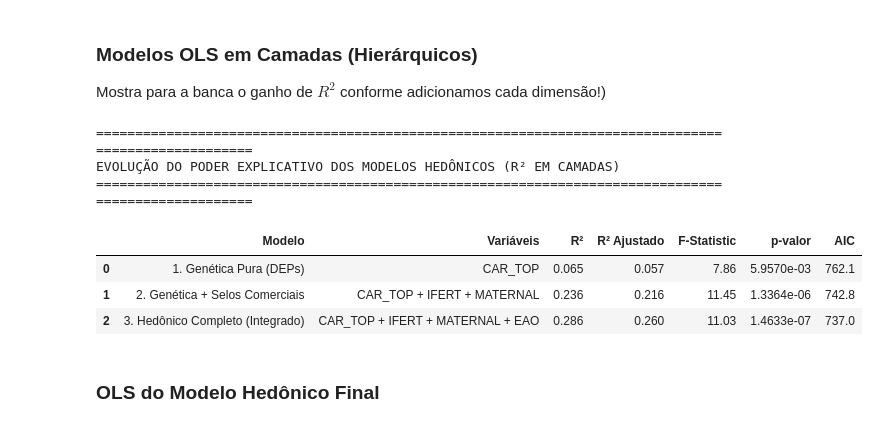
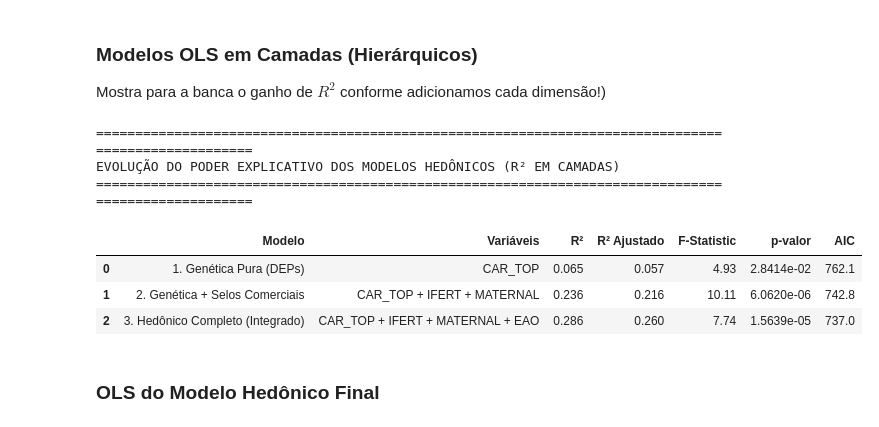
Before and after one commit to Sandro-IFTM/Rafael_Proj04, a Jupyter notebook: 13_multivariada_total.ipynb, the cells around one changed output. Drawn from its saved outputs; the diff is of its cells as text; code cells hidden in the pictures.

```diff
--- a/13_multivariada_total.ipynb
+++ b/13_multivariada_total.ipynb
@@ -38,18 +38,36 @@ df_integrado = pd.merge(
 )
 
 # 3. Dummies de Selos Comerciais
-df_integrado['SELO_IFERT'] = df_integrado['SELOS'].fillna('').apply(lambda s: 1 if 'ifert' in s.lower() else 0)
-df_integrado['SELO_MATERNAL'] = df_integrado['SELOS'].fillna('').apply(lambda s: 1 if 'maternal' in s.lower() else 0)
-df_integrado['SELO_CAR'] = df_integrado['SELOS'].fillna('').apply(lambda s: 1 if 'car' in s.lower() else 0)
-df_integrado['SELO_CARCACA'] = df_integrado['SELOS'].fillna('').apply(lambda s: 1 if 'carcaca' in s.lower() else 0)
+def tem_selo(selos, nome):
+    # Correspondência EXATA do selo (evita que 'car' case com 'carcaca' e 'extensivo' com 'semiextensivo')
+    return 1 if nome in [s.strip().lower() for s in str(selos).split(';')] else 0
+
+# Selos funcionais analisados (os mesmos da regressão do caderno 07; o selo 'conceito' não existe no catálogo)
+SELOS_MODELO = {
+    'SELO_IFERT': 'ifert',
+    'SELO_MATERNAL': 'maternal',
+    'SELO_CAR': 'car',
+    'SELO_CARCACA_5_ESTRELAS': 'carcaca-5-estrelas',
+    'SELO_NOVILHAS': 'novilhas',
+    'SELO_RP_ANCP': 'rp-ancp',
+}
+for col, selo in SELOS_MODELO.items():
+    df_integrado[col] = df_integrado['SELOS'].fillna('').apply(lambda s, selo=selo: tem_selo(s, selo))
 
 # 4. Dummies de Linhagens / Troncos
+import re
+CAMPOS_PEDIGREE = ['linhagem', 'pai', 'avo_paterno', 'avo_materno', 'NOME']
+
+def marca_tronco(r, padrao, campos=CAMPOS_PEDIGREE):
+    # Busca por PALAVRA INTEIRA (\b) para evitar falsos positivos (ex.: 'MAT' dentro de 'DIPLOMATA')
+    return 1 if any(re.search(padrao, str(r[c]).upper()) for c in campos) else 0
+
 troncos = {
-    'TRONCO_EAO': lambda r: 1 if any('EAO' in str(x).upper() for x in [r['linhagem'], r['pai'], r['avo_paterno'], r['avo_materno'], r['NOME'], r['criador']]) else 0,
-    'TRONCO_REM': lambda r: 1 if any('REM' in str(x).upper() for x in [r['linhagem'], r['pai'], r['avo_paterno'], r['avo_materno'], r['NOME']]) else 0,
-    'TRONCO_NAVIRAI': lambda r: 1 if any(('NAVIRAI' in str(x).upper() or 'NAVIRAÍ' in str(x).upper()) for x in [r['linhagem'], r['pai'], r['avo_paterno'], r['avo_materno'], r['NOME']]) else 0,
-    'TRONCO_MATINHA': lambda r: 1 if any(('MAT' in str(x).upper() or 'MATINHA' in str(x).upper()) for x in [r['linhagem'], r['pai'], r['avo_paterno'], r['avo_materno'], r['NOME']]) else 0,
-    'TRONCO_COLONIAL': lambda r: 1 if any(('COL' in str(x).upper() or 'COLONIAL' in str(x).upper()) for x in [r['linhagem'], r['pai'], r['avo_paterno'], r['avo_materno'], r['NOME']]) else 0
+    'TRONCO_EAO': lambda r: marca_tronco(r, r'\bEAO\b', CAMPOS_PEDIGREE + ['criador']),
+    'TRONCO_REM': lambda r: marca_tronco(r, r'\bREM\b'),
+    'TRONCO_NAVIRAI': lambda r: marca_tronco(r, r'NAVIRA[IÍ]'),
+    'TRONCO_MATINHA': lambda r: marca_tronco(r, r'\bMAT\b|MATINHA'),
+    'TRONCO_COLONIAL': lambda r: marca_tronco(r, r'\bCOL\b|COLONIAL')
 }
 
 for nome, func in troncos.items():
@@ -137,15 +159,15 @@ y = df_integrado['SEMEM']
 
 # Modelo 1: Apenas Genética (CAR_TOP)
 X1 = sm.add_constant(df_integrado[['CAR_TOP']])
-m1 = sm.OLS(y, X1).fit()
+m1 = sm.OLS(y, X1).fit(cov_type='HC3')
 
 # Modelo 2: Genética + Selos Comerciais
 X2 = sm.add_constant(df_integrado[['CAR_TOP', 'SELO_IFERT', 'SELO_MATERNAL']])
-m2 = sm.OLS(y, X2).fit()
+m2 = sm.OLS(y, X2).fit(cov_type='HC3')
 
 # Modelo 3: Modelo Hedônico Global (Genética + Selos + Linhagem EAO)
 X3 = sm.add_constant(df_integrado[['CAR_TOP', 'SELO_IFERT', 'SELO_MATERNAL', 'TRONCO_EAO']])
-m3 = sm.OLS(y, X3).fit()
+m3 = sm.OLS(y, X3).fit(cov_type='HC3')
 
 tabela_modelos = pd.DataFrame([
     {
@@ -159,36 +181,36 @@ tabela_modelos = pd.DataFrame([
     },
     {
         'Modelo': '2. Genética + Selos Comerciais',
         'Variáveis': 'CAR_TOP + IFERT + MATERNAL',
         'R²': f"{m2.rsquared:.3f}",
         'R² Ajustado': f"{m2.rsquared_adj:.3f}",
         'F-Statistic': f"{m2.fvalue:.2f}",
         'p-valor': f"{m2.f_pvalue:.4e}",
         'AIC': f"{m2.aic:.1f}"
     },
     {
         'Modelo': '3. Hedônico Completo (Integrado)',
         'Variáveis': 'CAR_TOP + IFERT + MATERNAL + EAO',
         'R²': f"{m3.rsquared:.3f}",
         'R² Ajustado': f"{m3.rsquared_adj:.3f}",
         'F-Statistic': f"{m3.fvalue:.2f}",
         'p-valor': f"{m3.f_pvalue:.4e}",
         'AIC': f"{m3.aic:.1f}"
     }
 ])
 
 print("=" * 100)
 print("EVOLUÇÃO DO PODER EXPLICATIVO DOS MODELOS HEDÔNICOS (R² EM CAMADAS)")
 print("=" * 100)
 display(tabela_modelos)
 # %% [output]
 ====================================================================================================
 EVOLUÇÃO DO PODER EXPLICATIVO DOS MODELOS HEDÔNICOS (R² EM CAMADAS)
 ====================================================================================================
 |  | Modelo | Variáveis | R² | R² Ajustado | F-Statistic | p-valor | AIC |
-| 0 | 1. Genética Pura (DEPs) | CAR_TOP | 0.065 | 0.057 | 7.86 | 5.9570e-03 | 762.1 |
-| 1 | 2. Genética + Selos Comerciais | CAR_TOP + IFERT + MATERNAL | 0.236 | 0.216 | 11.45 | 1.3364e-06 | 742.8 |
-| 2 | 3. Hedônico Completo (Integrado) | CAR_TOP + IFERT + MATERNAL + EAO | 0.286 | 0.260 | 11.03 | 1.4633e-07 | 737.0 |
+| 0 | 1. Genética Pura (DEPs) | CAR_TOP | 0.065 | 0.057 | 4.93 | 2.8414e-02 | 762.1 |
+| 1 | 2. Genética + Selos Comerciais | CAR_TOP + IFERT + MATERNAL | 0.236 | 0.216 | 10.11 | 6.0620e-06 | 742.8 |
+| 2 | 3. Hedônico Completo (Integrado) | CAR_TOP + IFERT + MATERNAL + EAO | 0.286 | 0.260 | 7.74 | 1.5639e-05 | 737.0 |
 # %% [markdown]
 ### OLS do Modelo Hedônico Final
 # %%
```
Also changed, not shown: parts of 8 cells of this notebook, 11 other files.
